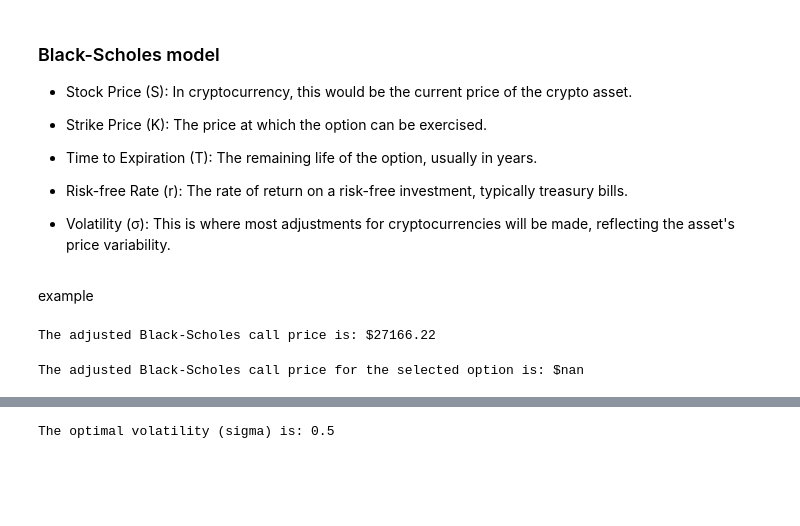
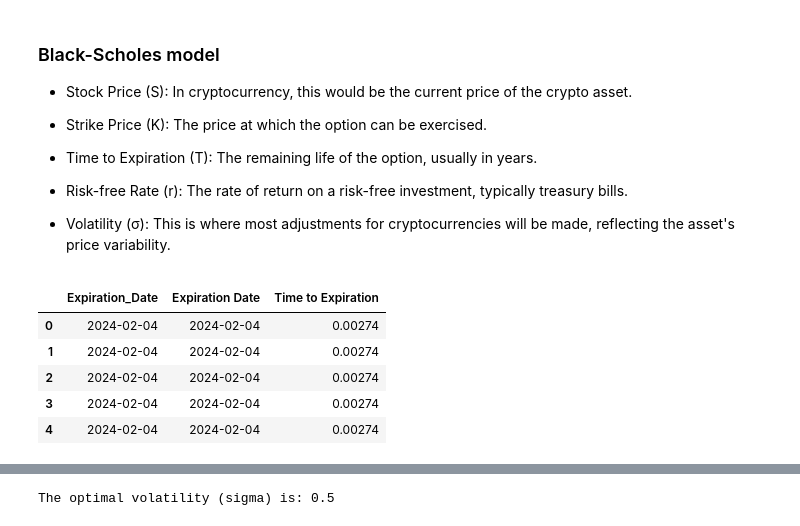
Before and after one commit to EthanFalcao/Defi_Options_Implied_Volatility, a Jupyter notebook: 4. Model_Adaption_BSM.ipynb, the cells around one changed output, grey strips where cells are left out. Drawn from its saved outputs; the diff is of its cells as text; code cells hidden in the pictures; blank space fills up the shorter version.

```diff
--- a/4. Model_Adaption_BSM.ipynb
+++ b/4. Model_Adaption_BSM.ipynb
@@ -30,53 +30,4 @@ df['Expiration_Date'] = pd.to_datetime(df['Expiration Date'], format='%d%b%y')
 * Risk-free Rate (r): The rate of return on a risk-free investment, typically treasury bills.
 
 * Volatility (σ): This is where most adjustments for cryptocurrencies will be made, reflecting the asset's price variability.
-# %% [markdown]
-example
-# %%
-import numpy as np
-from scipy.stats import norm
-
-# Parameters
-S = 59330.12  # current BTC price
-K = 35000     # strike price
-T = 0.25      # time to maturity in years
-r = 0.01      # risk-free rate
-sigma = 1.20  # adjusted annual volatility
-
-# Black-Scholes formulas
-d1 = (np.log(S / K) + (r + 0.5 * sigma**2) * T) / (sigma * np.sqrt(T))
-d2 = d1 - sigma * np.sqrt(T)
-call_price = S * norm.cdf(d1) - K * np.exp(-r * T) * norm.cdf(d2)
-
-print(f"The adjusted Black-Scholes call price is: ${call_price:.2f}")
-# %% [output]
-The adjusted Black-Scholes call price is: $27166.22
-# %%
-import numpy as np
-from scipy.stats import norm
-from datetime import datetime
-
-# Assuming you've loaded your dataset into a DataFrame named `df`
-# For this example, let's select one option to price, e.g., the first row in the dataset
-option_data = df.iloc[20]
-
-# Parameters extraction
-S = option_data['underlying_price']  # Current price of the underlying asset
-K = option_data['Strike Price']      # Strike price of the option
-# Adjust the date format to match '3MAY24' which is 'd%b%y' without day leading zero and all-caps month
-T = (datetime.strptime(option_data['Expiration Date'], '%d%b%y') - datetime.now()).days / 365.25  # Time to maturity in years
-r = 0.01  # Assuming a risk-free rate of 1%
-sigma = option_data['mark_iv'] / 100  # Implied volatility from the market data
-
-# Adjusting volatility for crypto-specific factors
-sigma *= 1.5  # Adjusting by 50% to account for higher volatility
-
-# Black-Scholes formula for call option
-d1 = (np.log(S / K) + (r + 0.5 * sigma**2) * T) / (sigma * np.sqrt(T))
-d2 = d1 - sigma * np.sqrt(T)
-call_price = S * norm.cdf(d1) - K * np.exp(-r * T) * norm.cdf(d2)
-
-print(f"The adjusted Black-Scholes call price for the selected option is: ${call_price:.2f}")
-# %% [output]
-The adjusted Black-Scholes call price for the selected option is: $nan
 # %%
@@ -86,6 +38,15 @@ df['Time to Expiration'] = (df['Expiration Date'] - pd.Timestamp.now()).dt.days
 
 # Use average implied volatility or calculate it if not directly provided
 df['Implied Volatility'] = (df['bid_iv'] + df['ask_iv']) / 2 / 100  # converting percentage to decimal
+# %%
+df[['Expiration_Date', 'Expiration Date', 'Time to Expiration']].head()
+# %% [output]
+|  | Expiration_Date | Expiration Date | Time to Expiration |
+| 0 | 2024-02-04 | 2024-02-04 | 0.00274 |
+| 1 | 2024-02-04 | 2024-02-04 | 0.00274 |
+| 2 | 2024-02-04 | 2024-02-04 | 0.00274 |
+| 3 | 2024-02-04 | 2024-02-04 | 0.00274 |
+| 4 | 2024-02-04 | 2024-02-04 | 0.00274 |
 # %%
 # Example: Using a simple moving average for volatility
 df['SMA Volatility'] = df['Implied Volatility'].rolling(window=30).mean()  # 30-day simple moving average
```
Also changed, not shown: parts of 9 cells of this notebook, 1 other file.
